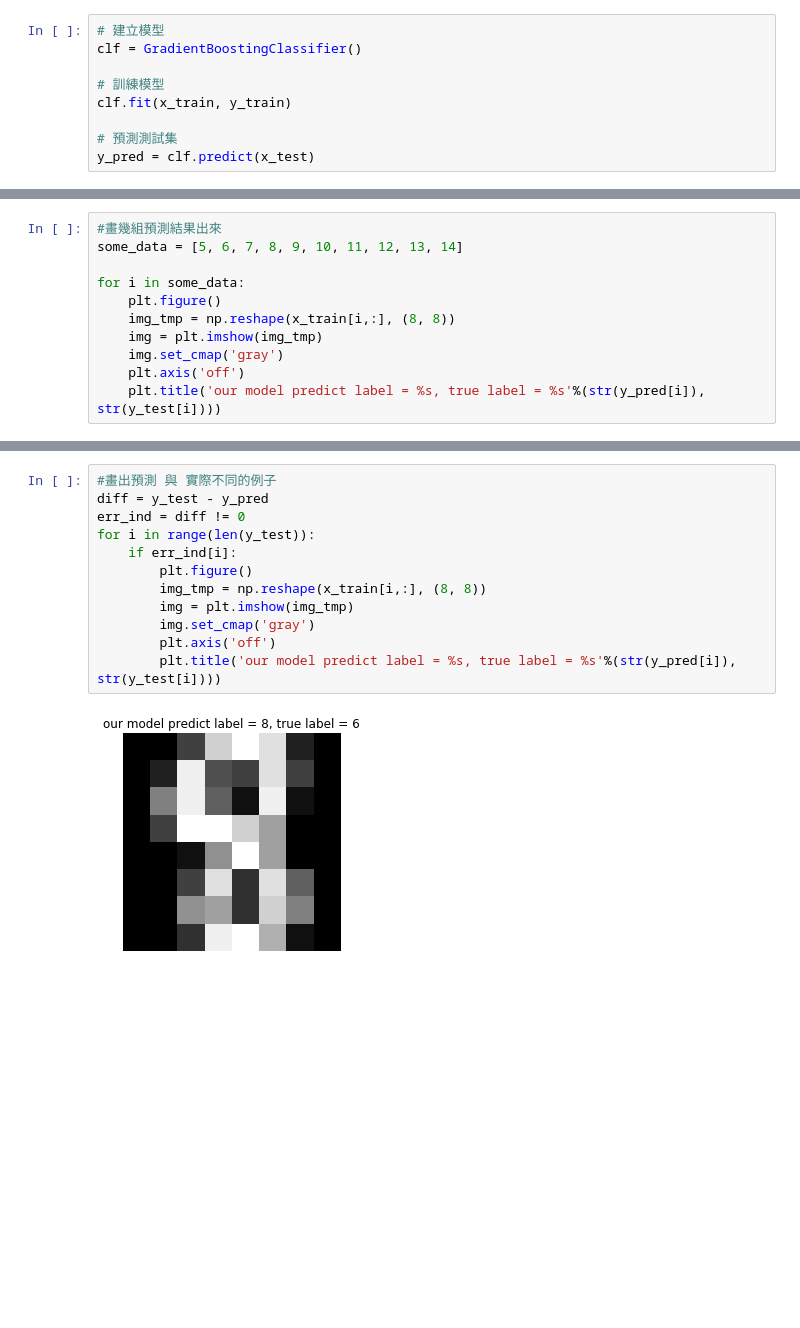
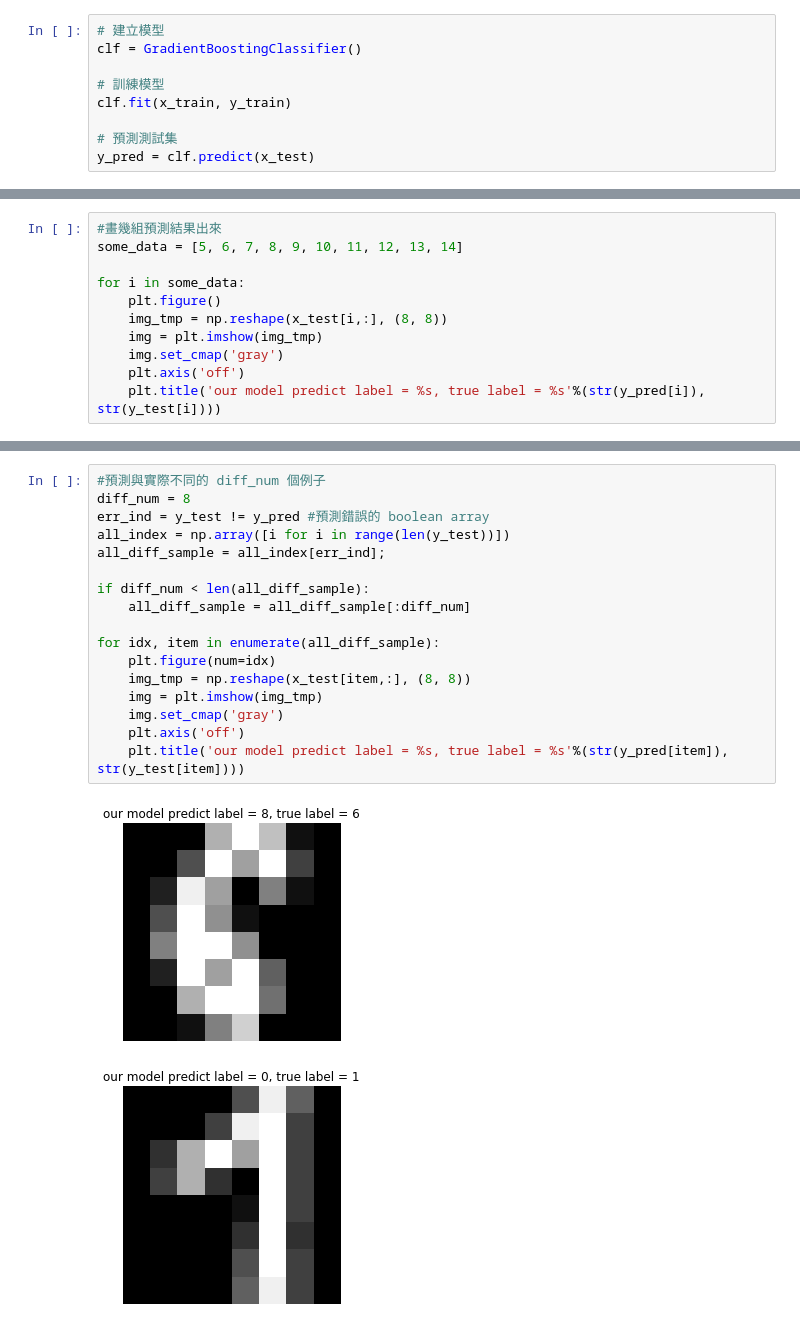
Before and after one commit to kung-bill/3rd-ML100Days, a Jupyter notebook: homework/Day_046_HW.ipynb, the cells around one changed output, grey strips where cells are left out. Drawn from its saved outputs; the diff is of its cells as text; blank space fills up the shorter version.

```diff
--- a/homework/Day_046_HW.ipynb
+++ b/homework/Day_046_HW.ipynb
@@ -55,7 +55,7 @@ some_data = [5, 6, 7, 8, 9, 10, 11, 12, 13, 14]
 
 for i in some_data:
     plt.figure()
-    img_tmp = np.reshape(x_train[i,:], (8, 8))
+    img_tmp = np.reshape(x_test[i,:], (8, 8))
     img = plt.imshow(img_tmp)
     img.set_cmap('gray')
     plt.axis('off')
@@ -74,14 +74,20 @@ for i in some_data:
 # %%
-#畫出預測 與 實際不同的例子
-diff = y_test - y_pred
-err_ind = diff != 0
-for i in range(len(y_test)):
-    if err_ind[i]:
-        plt.figure()
-        img_tmp = np.reshape(x_train[i,:], (8, 8))
-        img = plt.imshow(img_tmp)
-        img.set_cmap('gray')
-        plt.axis('off')
-        plt.title('our model predict label = %s, true label = %s'%(str(y_pred[i]), str(y_test[i])))
+#預測與實際不同的 diff_num 個例子
+diff_num = 8
+err_ind = y_test != y_pred #預測錯誤的 boolean array
+all_index = np.array([i for i in range(len(y_test))])
+all_diff_sample = all_index[err_ind];
+
+if diff_num < len(all_diff_sample):
+    all_diff_sample = all_diff_sample[:diff_num]
+
+for idx, item in enumerate(all_diff_sample):
+    plt.figure(num=idx)
+    img_tmp = np.reshape(x_test[item,:], (8, 8))
+    img = plt.imshow(img_tmp)
+    img.set_cmap('gray')
+    plt.axis('off')
+    plt.title('our model predict label = %s, true label = %s'%(str(y_pred[item]), str(y_test[item])))
 # %% [output]
-[figure, old version]
+[figure, new version]
+[figure, added]
```
Also changed, not shown: parts of 3 cells of this notebook.
